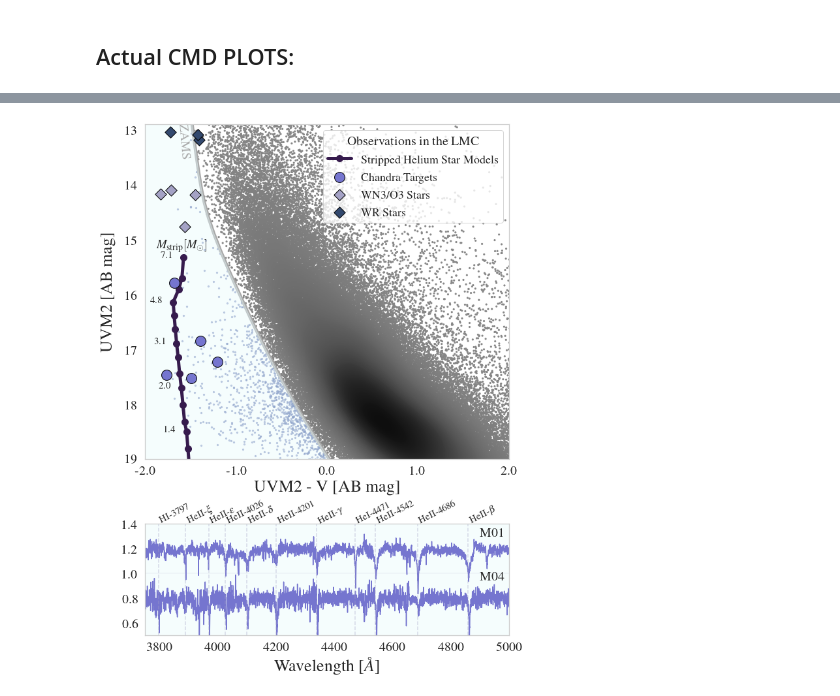
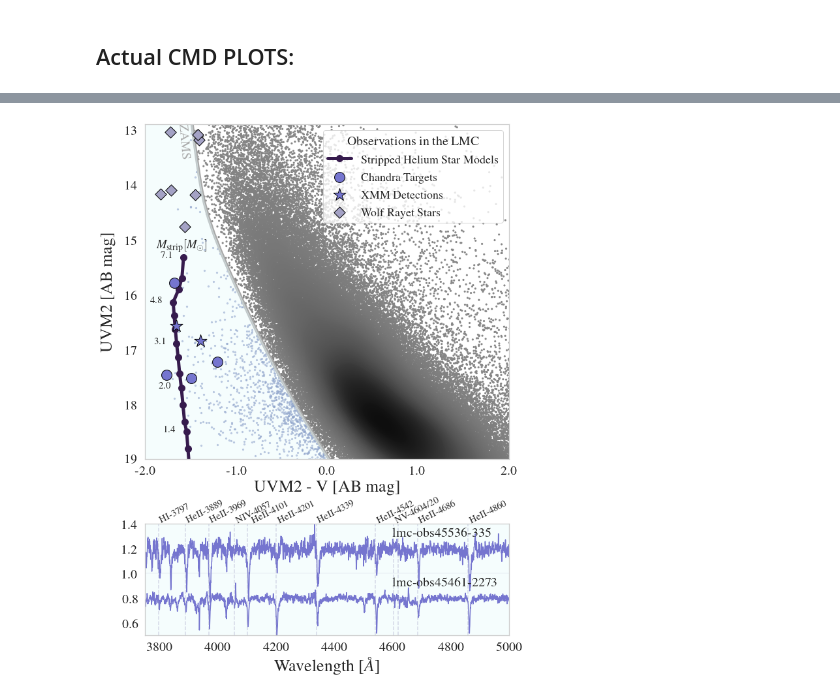
Before and after one commit to AstroLudwig/ChandraXrayBinaries, a Jupyter notebook: CMD/CMD.ipynb, the cells around one changed output, grey strips where cells are left out. Drawn from its saved outputs; the diff is of its cells as text; code cells hidden in the pictures.

```diff
--- a/CMD/CMD.ipynb
+++ b/CMD/CMD.ipynb
@@ -474,14 +490,26 @@ axes.plot(
 
 # Chandra Isolated Targets:
 axes.scatter(
-    iso_uvm2_v,
-    iso_uvm2,
+    iso_uvm2_v.iloc[[0,2,3,4]],
+    iso_uvm2.iloc[[0,2,3,4]],
     marker="o",
     edgecolor="black",
     color=targetcolor,
     s=250,
     label="Chandra Targets",
     zorder=3,
+)
+
+# Chandra Isolated Targets with XMM Detection:
+axes.scatter(
+    iso_uvm2_v.iloc[[1,5]],
+    iso_uvm2.iloc[[1,5]],
+    marker="*",
+    edgecolor="black",
+    color=targetcolor,
+    s=400,
+    label="XMM Detections",
+    zorder=4,
 )
 
 # WN3/O3:
@@ -493,7 +521,6 @@ axes.scatter(
     edgecolor="black",
     s=150,
     zorder=1,
-    label="WN3/O3 Stars",
 )
 
 # WR LMC:
@@ -501,11 +528,11 @@ axes.scatter(
     wr_uvm2_v,
     wr_uvm2,
     marker="D",
-    color=darkblue,
+    color=mediumblue,
     edgecolor="black",
     s=150,
     zorder=1,
-    label="WR Stars",
+    label="Wolf Rayet Stars",
 )
 
 
@@ -551,12 +578,14 @@ axes.set_yticklabels([19, 18, 17, 16, 15, 14, 13], fontsize=ticksize)
 
 
 # Spectra
-lmc156c = ascii.read("Data/Spectra/lmc-m01_combined.helio.flm")
-lmc2273 = ascii.read("Data/Spectra/lmc-m04.helio.flm")
-lmc335 = ascii.read("Data/Spectra/lmc-m02.helio.flm")
-lmc206 = ascii.read("Data/Spectra/lmc-obs-45446-206.helio.flm")
+lmc4349 = ascii.read("Data/New_Spectra/lmc-obs45516-4349_smooth.txt")
+lmc156 = ascii.read("Data/New_Spectra/lmc-obs45510-156_smooth.txt")
+lmc2273 = ascii.read("Data/New_Spectra/lmc-obs45461-2273_smooth.txt")
+lmc335 = ascii.read("Data/New_Spectra/lmc-obs45536-335_smooth.txt")
+lmc206 = ascii.read("Data/New_Spectra/lmc-obs45446-206_smooth.txt")
 
-spec = lmc156c
+
+spec = lmc335
 spec2 = lmc2273
 
 bx.plot(spec["col1"], spec["col2"] + 0.2, c=targetcolor)
@@ -566,46 +595,66 @@ bx.plot(spec2["col1"], spec2["col2"] - 0.2, c=targetcolor)
 bx.set_xlim(3750, 5000)
 bx.set_ylim(0.5, 1.4)
 
-waves = [3797, 3889, 3969, 4026, 4101, 4201, 4339, 4471, 4542, 4686, 4860]
+waves = [3797, 3889, 3969, 4101+2, 4201, 4339, 4542, 4686, 4860]
 wavenames = [
     "HI-3797",
-    r"HeII-$\xi$",
-    r"HeII-$\epsilon$",
-    "HeII-4026",
-    r"HeII-$\delta$",
+    r"HeII-3889",
+    r"HeII-3969",
+    r"HeII-4101",
     "HeII-4201",
-    r"HeII-$\gamma$",
-    "HeI-4471",
+    r"HeII-4339",
     "HeII-4542",
     "HeII-4686",
-    r"HeII-$\beta$",
+    r"HeII-4860",
 ]
 
+
+newwaves = [4057+.05,4604]
+newwavenames = ["NIV-4057","NV-4604/20"
+]
+
+
 [bx.axvline(x=lam, c=mediumblue, ls="dashed", alpha=0.4) for lam in waves]
+[bx.axvline(x=lam, c=mediumblue, ls="dashed", alpha=0.4) for lam in newwaves]
+bx.axvline(x=4620, c=mediumblue, ls="dashed", alpha=0.4)
+
 bx.axhline(y=1, c=mediumblue, alpha=0.1)
 bx.xaxis.label.set_size(labelsize)
 bx.yaxis.label.set_size(labelsize)
 bx.patch.set_facecolor("#e8fafc")
 bx.patch.set_alpha(0.4)
 bx.set_xlabel(r"Wavelength [$\AA$] ")
 bx.grid(False)
 # bx.set_ylabel("Normalized Intensity")
 
-bx.text(4900, 1.3, "M01", fontsize=ticksize)
-bx.text(4900, 0.95, "M04", fontsize=ticksize)
+bx.text(4600, 1.3, "lmc-obs45536-335", fontsize=ticksize)
+bx.text(4600, 0.9, "lmc-obs45461-2273", fontsize=ticksize)
+
+# bx.text(4900, 1.3, "M01", fontsize=ticksize)
+# bx.text(4900, 0.95, "M04", fontsize=ticksize)
 # Last adjustments
+adjust = [0,0,0,0,0,0,0,0,0,0]
+adjust[3] = 10
+
+[bx.text(w+a, 1.41, n, rotation=27, fontsize=ticksize-5)
+ for w, n,a in zip(waves, wavenames,adjust)]
+
 [bx.text(w, 1.41, n, rotation=27, fontsize=ticksize-5)
- for w, n in zip(waves, wavenames)]
+ for w, n in zip(newwaves, newwavenames)]
+
+
+
+
 bx.set_xticks([3800, 4000, 4200, 4400, 4600, 4800, 5000])
 bx.set_xticklabels([3800, 4000, 4200, 4400, 4600,
                     4800, 5000], fontsize=ticksize)
 bx.set_yticks([0.6, 0.8, 1., 1.2, 1.4])
 bx.set_yticklabels([0.6, 0.8, 1., 1.2, 1.4], fontsize=ticksize)
 
 # plt.suptitle("Observations in the Magellanic Clouds",size=titlesize,x=0.5,y=0.92,fontweight="bold")
 plt.subplots_adjust(top=0.85, hspace=0.29)
 
 plt.savefig("cmd.png", dpi=500)
 plt.show()
 # %% [output]
-[figure, old version]
+[figure, new version]
```
Also changed, not shown: parts of 11 cells of this notebook, 2 other files.
